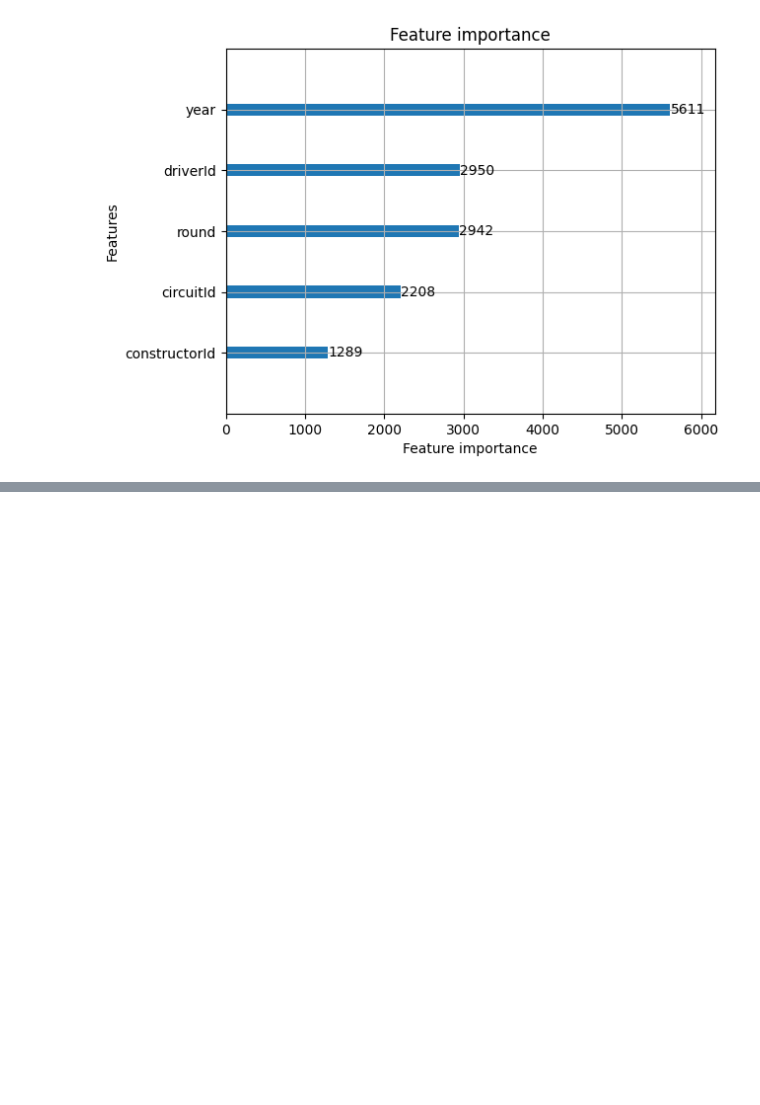
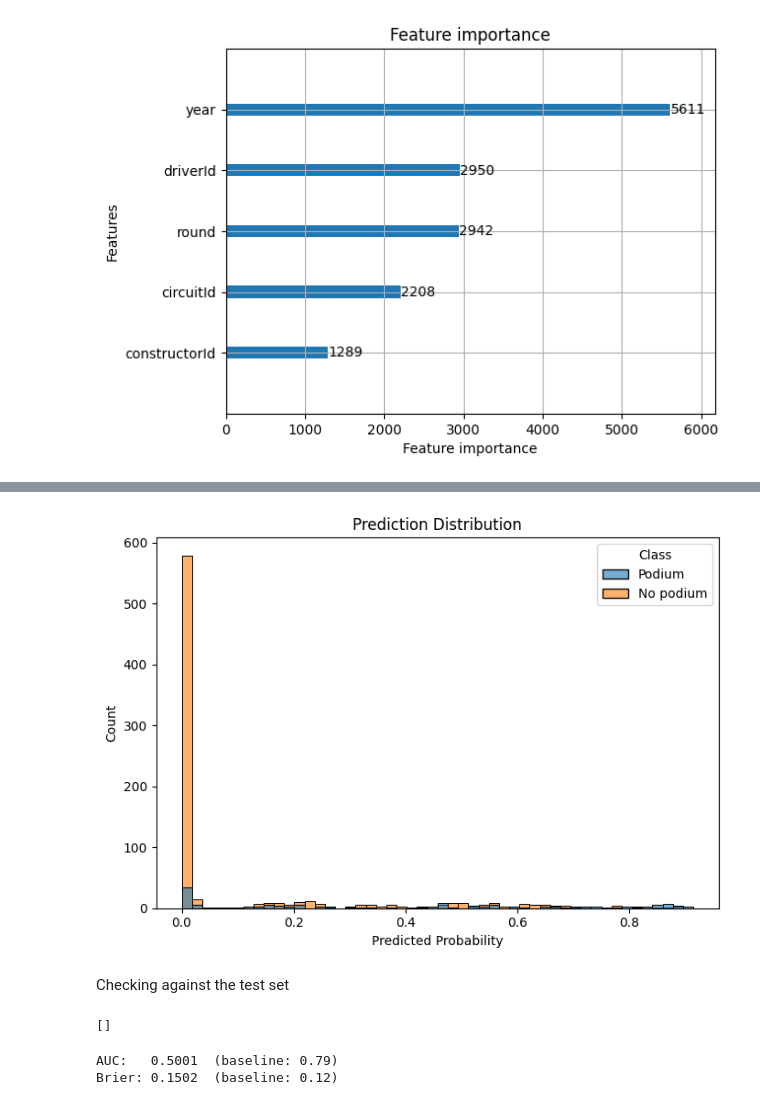
Before and after one commit to DaveAhearne/F1Prediction, a Jupyter notebook: notebooks/LightGBM_Base.ipynb, the cells around one changed output, grey strips where cells are left out. Cells and saved outputs as stored; diff of their text form; code cells hidden in the pictures; blank space fills up the shorter version.

```diff
--- a/notebooks/LightGBM_Base.ipynb
+++ b/notebooks/LightGBM_Base.ipynb
@@ -205,0 +207,27 @@ plt.show()
+# %%
+# --- Prediction Distribution ---
+dist_df = pd.DataFrame({
+    "Predicted Probability": val_preds,
+    "Class": ["Podium" if y == 1 else "No podium" for y in y_val]
+})
+
+fig2, ax2 = plt.subplots(figsize=(7, 5))
+sns.histplot(
+    data=dist_df,
+    x="Predicted Probability",
+    hue="Class",
+    bins=50,
+    alpha=0.6,
+    ax=ax2
+)
+ax2.set_title("Prediction Distribution")
+plt.tight_layout()
+plt.show()
+# %% [output]
+[figure, added]
+# %% [markdown]
+Checking against the test set
+# %%
+print(model._Booster.pandas_categorical)
+# %% [output]
+[]
@@ -205,0 +244,12 @@ plt.show()
+# %%
+test_preds = model.predict_proba(X_test)[:, 1]
+
+fpr, tpr, thresholds = roc_curve(y_test, test_preds)
+auc  = roc_auc_score(y_test, test_preds)
+brier = brier_score_loss(y_test, test_preds)
+
+print(f"AUC:   {auc:.4f}  (baseline: 0.79)")
+print(f"Brier: {brier:.4f}  (baseline: 0.12)")
+# %% [output]
+AUC:   0.5001  (baseline: 0.79)
+Brier: 0.1502  (baseline: 0.12)
```
Also changed, not shown: parts of 6 cells of this notebook, 1 other file.
